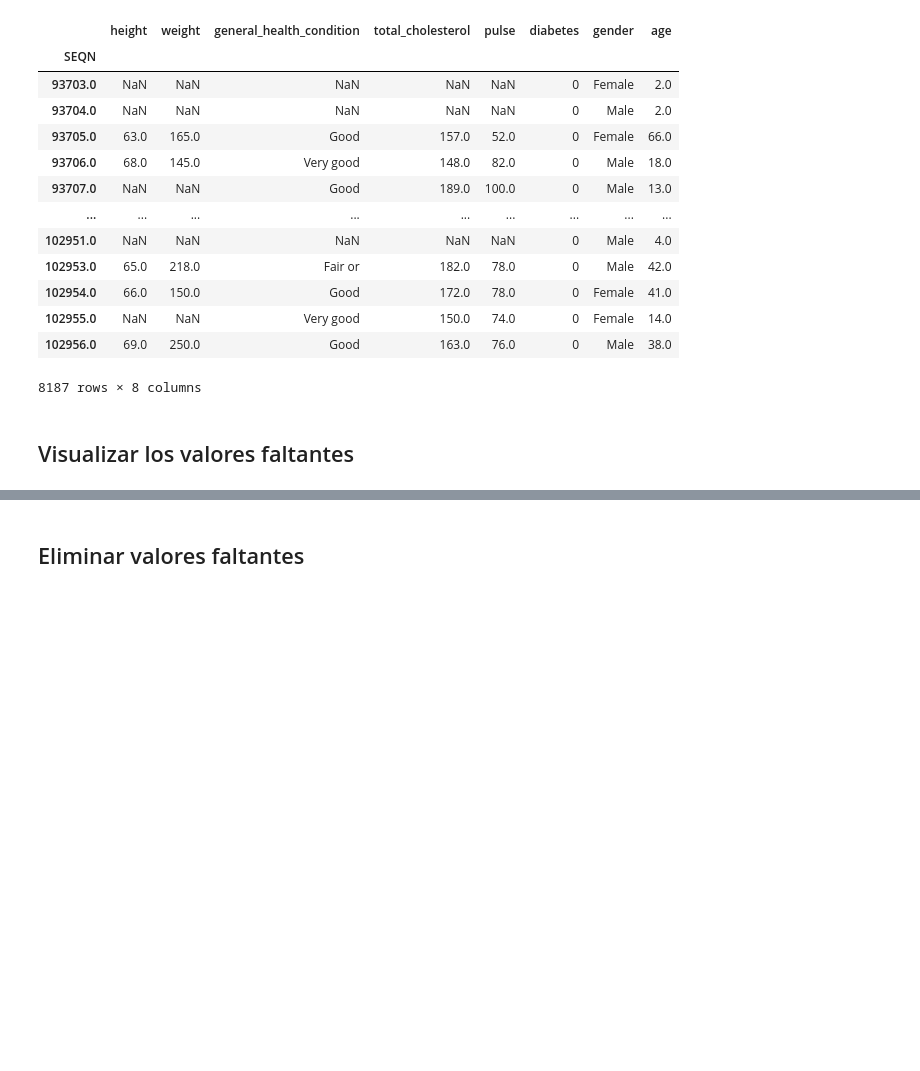
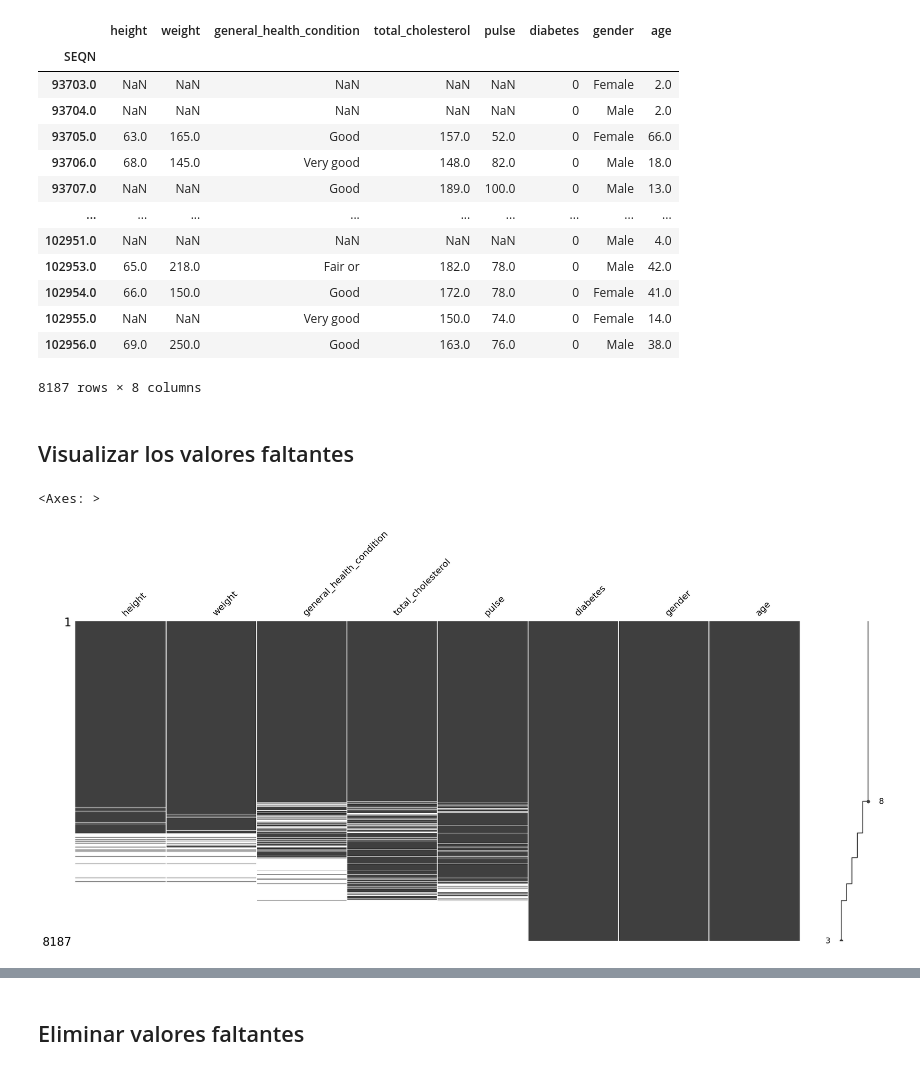
Before and after one commit to Pepe0803/valores_faltantes_imputacion, a Jupyter notebook: notebooks/live-download-data-and-load-it.ipynb, the cells around one changed output, grey strips where cells are left out. Saved outputs shown, nothing was run; the diff lists cells and outputs as text; code cells hidden in the pictures; blank space fills up the shorter version.

```diff
--- a/notebooks/live-download-data-and-load-it.ipynb
+++ b/notebooks/live-download-data-and-load-it.ipynb
@@ -92,3 +92,13 @@ nhanes_df
 8187 rows × 8 columns
 # %% [markdown]
 ## Visualizar los valores faltantes
+# %%
+(
+    nhanes_df
+    .missing
+    .sort_variables_by_missingness()
+    .pipe(missingno.matrix, sort="descending")
+)
+# %% [output]
+<Axes: >
+[figure, added]
```
Also changed, not shown: parts of 3 cells of this notebook, 1 other file.
